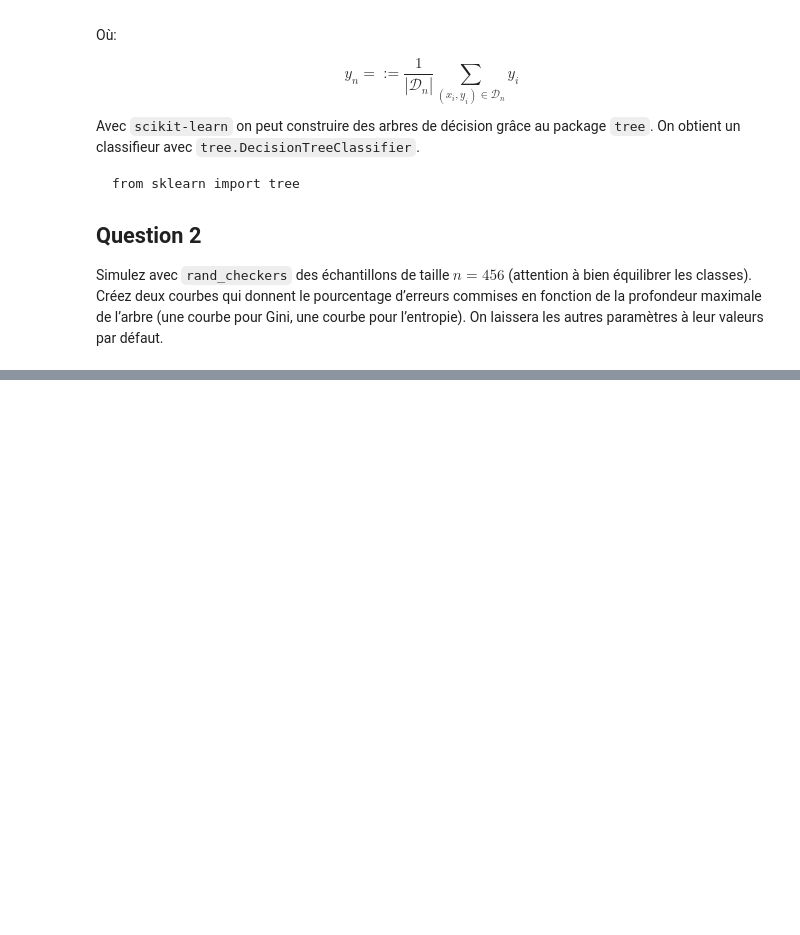
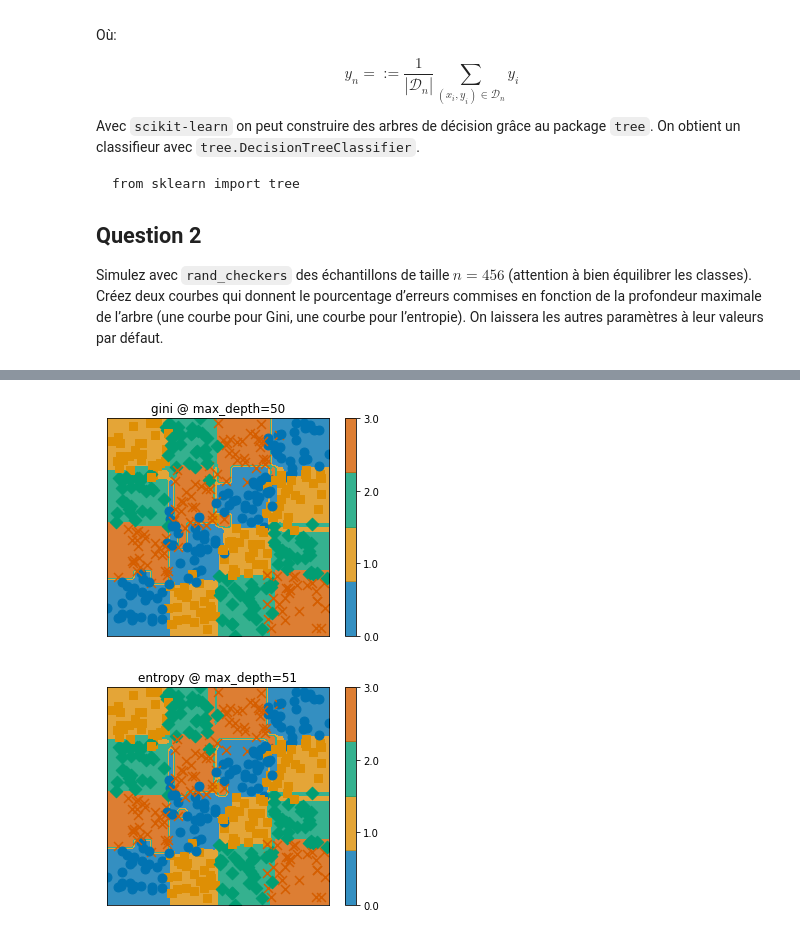
Before and after one commit to tbinetruy/Telecom-MDI-343, a Jupyter notebook: TP3/TP3.ipynb, the cells around one changed output, grey strips where cells are left out. Saved outputs shown, nothing was run; the diff lists cells and outputs as text; code cells hidden in the pictures; blank space fills up the shorter version.

```diff
--- a/TP3/TP3.ipynb
+++ b/TP3/TP3.ipynb
@@ -133,0 +139,18 @@ q2()
+# %%
+def graph_model(X, y, criterion: str, d: int):
+    plt.figure()
+    plt.title(criterion + " @ max_depth=" + str(d))
+    model_gini = tree.DecisionTreeClassifier(max_depth=d, criterion=criterion).fit(X, y)
+    tp.frontiere_new(lambda vec: model_gini.predict(vec.reshape(1,-1)), X, y)
+
+def q3(X, y, errors_entropy, errors_gini):
+    # X_train, y_train, X_test, y_test = split_data(X, y)
+    best_d_gini = np.min(errors_gini)
+    best_d_entropy = np.min(errors_entropy)
+    graph_model(X, y, "gini", best_d_gini)
+    graph_model(X, y, "entropy", best_d_entropy)
+
+q3(X, y, q2_errors_entropy, q2_errors_gini)
+# %% [output]
+[figure, added]
+[figure, added]
```
Also changed, not shown: parts of 2 cells of this notebook, 1 other file.
